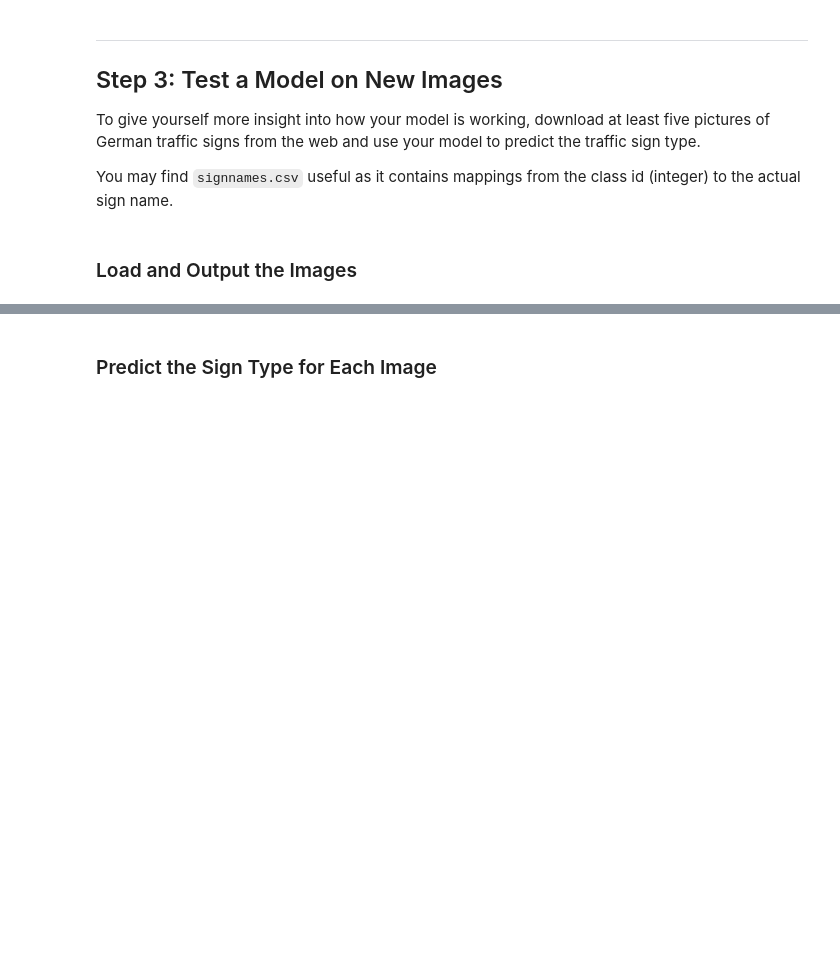
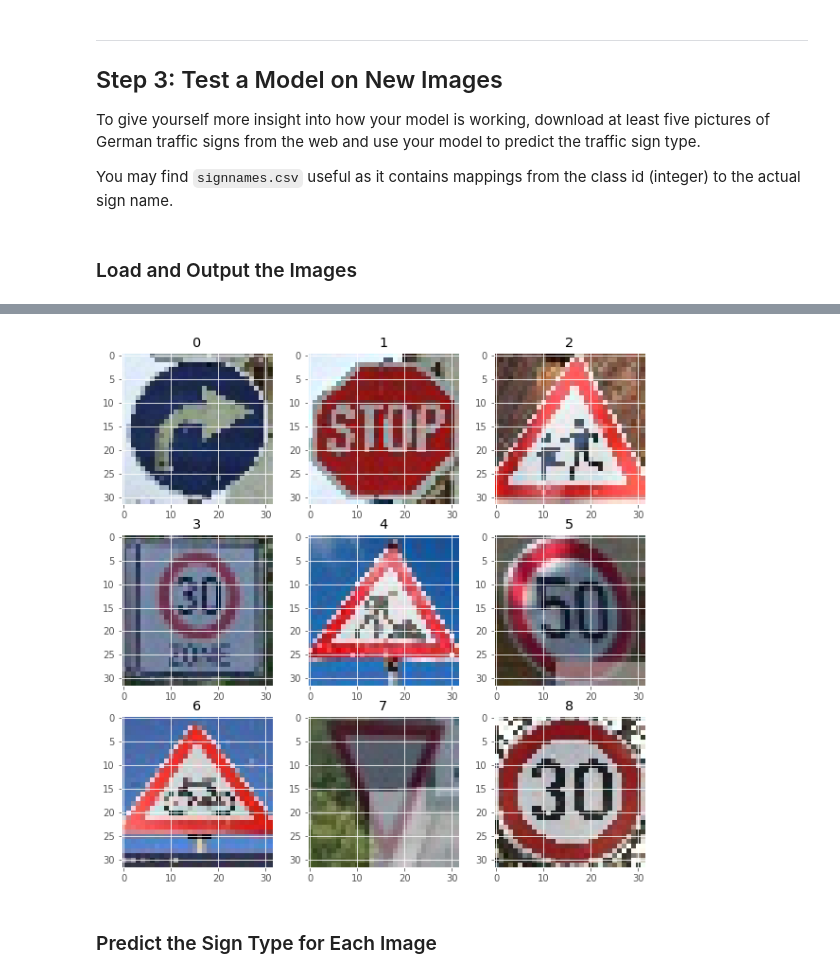
Before and after one commit to lexavtanke/CarND-Traffic-Sign-Classifier-Project, a Jupyter notebook: Traffic_Sign_Classifier.ipynb, the cells around one changed output, grey strips where cells are left out. Cells and saved outputs as stored; diff of their text form; code cells hidden in the pictures; blank space fills up the shorter version.

```diff
--- a/Traffic_Sign_Classifier.ipynb
+++ b/Traffic_Sign_Classifier.ipynb
@@ -437,3 +327,22 @@ You may find `signnames.csv` useful as it contains mappings from the class id (i
+# %%
+### Load the images and plot them here.
+### Feel free to use as many code cells as needed.
+import os
+import matplotlib.pyplot as plt
+
+real_img_folder = "final_imgs"
+real_imgs_list = []
+for image_name in os.listdir(real_img_folder):
+    img = plt.imread(os.path.join(real_img_folder, image_name))
+    real_imgs_list.append(img)
+
+fig = plt.figure(figsize=(10, 10))
+for i in range(len(real_imgs_list)):
+    fig.add_subplot(3, 3, i+1)
+    plt.title(i)
+    plt.imshow(real_imgs_list[i])
+# %% [output]
+[figure, added]
 # %% [markdown]
 ### Predict the Sign Type for Each Image
 # %%
```
Also changed, not shown: parts of 24 cells of this notebook.
